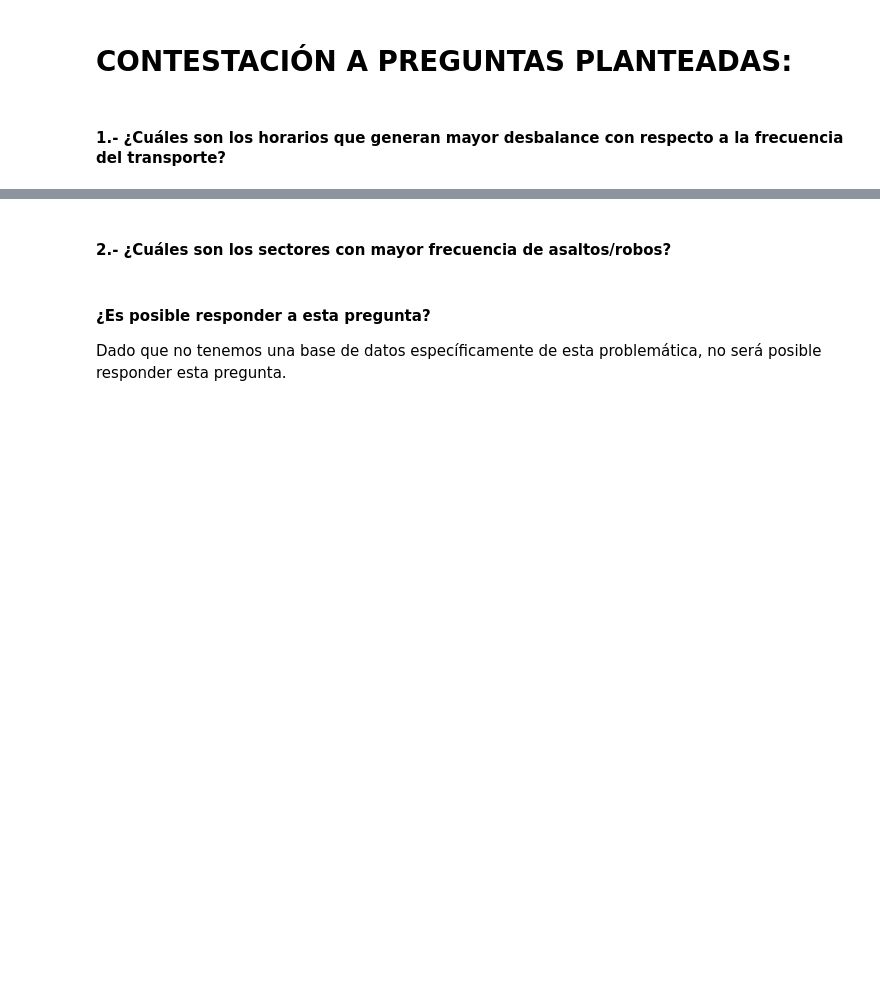
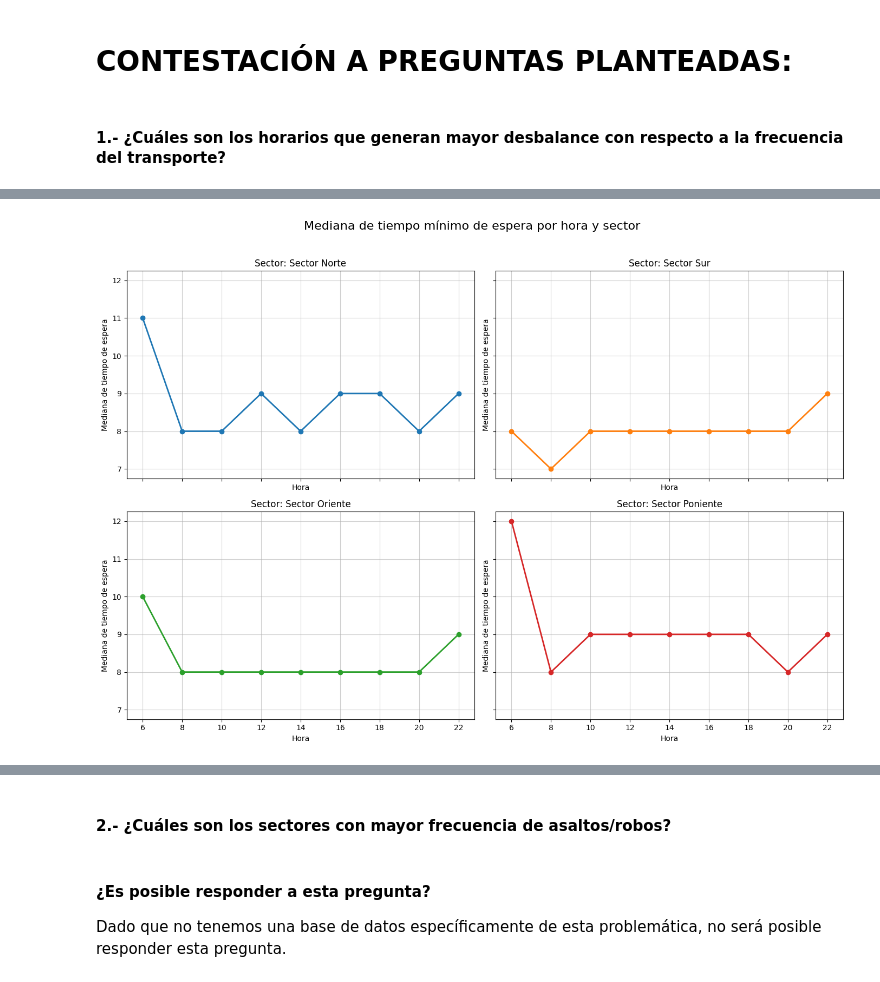
Before and after one commit to vpardoss/squadecaedro, a Jupyter notebook: notebooks/squadecaedro_entrega.ipynb, the cells around one changed output, grey strips where cells are left out. Cells and saved outputs as stored; diff of their text form; code cells hidden in the pictures; blank space fills up the shorter version.

```diff
--- a/notebooks/squadecaedro_entrega.ipynb
+++ b/notebooks/squadecaedro_entrega.ipynb
@@ -202,0 +240,38 @@ Responder esta pregunta, es posible gracias a los datos que se generaron en el a
+# %%
+# Revisaremos la mediana del tiempo mínimo de espera por sector
+mediana_time_norte = recorrido_norte.groupby(by='hour').agg({'min_arrival_time': 'median'})
+mediana_time_sur = recorrido_sur.groupby(by='hour').agg({'min_arrival_time': 'median'})
+mediana_time_oriente = recorrido_oriente.groupby(by='hour').agg({'min_arrival_time': 'median'})
+mediana_time_poniente = recorrido_poniente.groupby(by='hour').agg({'min_arrival_time': 'median'})
+mediana_oriente_poniente = pd.merge(mediana_time_oriente, mediana_time_poniente, on='hour', how='outer')
+mediana_oriente_poniente = mediana_oriente_poniente.set_axis(['Sector Oriente', 'Sector Poniente'], axis= 1)
+mediana_norte_sur = pd.merge(mediana_time_norte, mediana_time_sur, on='hour', how='outer')
+mediana_norte_sur = mediana_norte_sur.set_axis(['Sector Norte', 'Sector Sur'], axis= 1)
+mediana_time_sector = pd.merge(mediana_norte_sur, mediana_oriente_poniente, on='hour', how='outer')
+mediana_time_sector = mediana_time_sector.sort_index()
+
+sectores = mediana_time_sector.columns
+n_sectores = len(sectores)
+
+fig, axes = plt.subplots(2, 2, figsize=(14, 10), sharex=True, sharey=True)
+axes = axes.flatten()
+colormap = plt.colormaps['tab10']
+
+for i, columna in enumerate(sectores):
+    ax = axes[i]
+    ax.plot(mediana_time_sector.index,
+            mediana_time_sector[columna],
+            marker='o',
+            linewidth=2,
+            color=colormap(i))
+
+    ax.set_title(f"Sector: {columna}")
+    ax.set_xlabel("Hora")
+    ax.set_ylabel("Mediana de tiempo de espera")
+    ax.grid(True, linestyle='-', alpha=0.6)
+
+fig.suptitle("Mediana de tiempo mínimo de espera por hora y sector", fontsize=16)
+plt.tight_layout(rect=[0, 0, 1, 0.96])
+plt.show()
+# %% [output]
+[figure, added]
```
Also changed, not shown: parts of 3 cells of this notebook.
